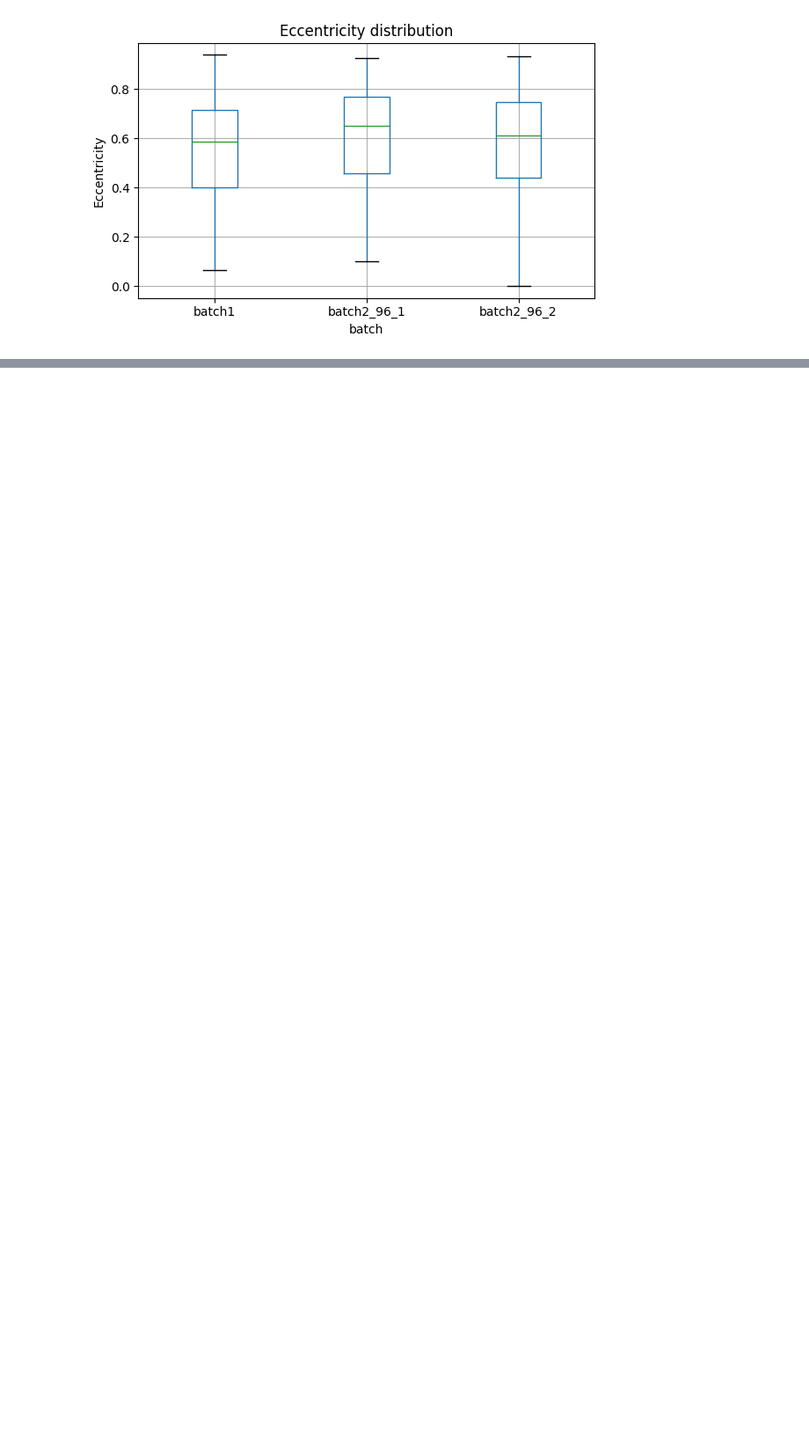
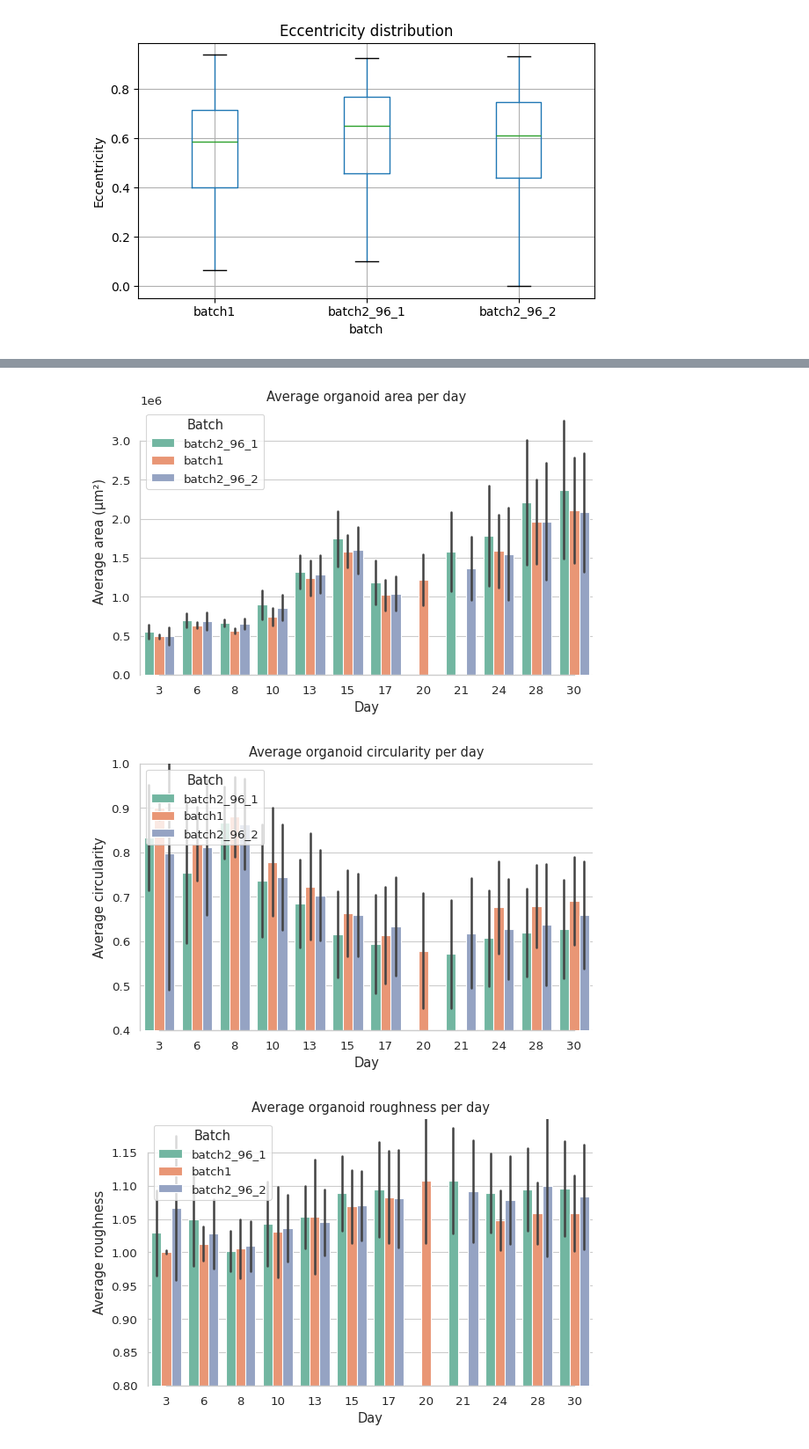
Before and after one commit to dsi-clinic/2025-promega-mini-test, a Jupyter notebook: temp_files/plot_metrics.ipynb, the cells around one changed output, grey strips where cells are left out. Shown: that part at 88% size. Drawn from its saved outputs; the diff is of its cells as text; code cells hidden in the pictures; blank space fills up the shorter version.

```diff
--- a/temp_files/plot_metrics.ipynb
+++ b/temp_files/plot_metrics.ipynb
@@ -61,0 +186,50 @@ Index(['area_μm2', 'perimeter_μm', 'major_ax_μm', 'minor_ax_μm',
+# %%
+import pandas as pd
+import matplotlib.pyplot as plt
+import seaborn as sns
+from pathlib import Path
+
+# Load data
+csv_path = Path("/net/projects2/promega/data-analysis/output/processed_dataset_256x192/morphology_metrics.csv")
+df = pd.read_csv(csv_path)
+
+# Filter and preprocess
+df = df[df["batch_day"].isin(["batch1", "batch2_96_1", "batch2_96_2"])].copy()
+df["day"] = df["img_id"].str.extract(r"Dy(\d+)", expand=False).astype(int)
+df["batch"] = df["batch_day"]
+
+# Seaborn theme
+sns.set_theme(
+    context="paper",
+    style="whitegrid",
+    palette="Set2",
+    font="DejaVu Sans",
+    font_scale=1.1
+)
+
+# Function for bar plots
+def plot_bar(metric, ylabel, title, ylim=None):
+    plt.figure(figsize=(6, 4))
+    sns.barplot(
+        data=df, x="day", y=metric, hue="batch",
+        errorbar="sd", palette="Set2"
+    )
+    plt.ylabel(ylabel)
+    plt.xlabel("Day")
+    plt.title(title)
+    if ylim:
+        plt.ylim(ylim)
+    plt.legend(title="Batch", loc="upper left")
+    sns.despine(trim=True)
+    plt.tight_layout()
+    plt.show()
+
+# Plotting
+plot_bar("area_um2", "Average area (µm²)", "Average organoid area per day")
+plot_bar("circularity", "Average circularity", "Average organoid circularity per day", ylim=(0.4, 1))
+plot_bar("roughness", "Average roughness", "Average organoid roughness per day", ylim=(0.8, 1.2))
+plot_bar("solidity", "Average solidity", "Average organoid solidity per day", ylim=(0.8, 1))
+# %% [output]
+[figure, added]
+[figure, added]
+[figure, added]
```
Also changed, not shown: parts of 7 cells of this notebook, 4 other files.
